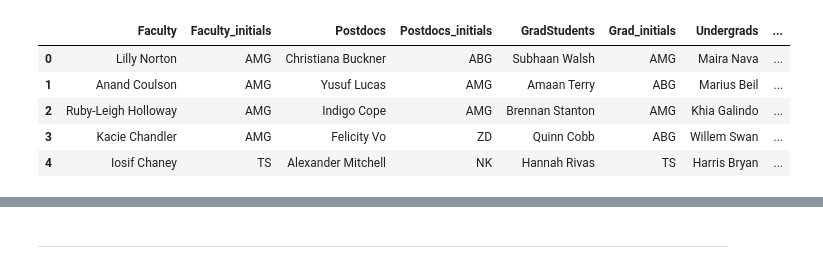
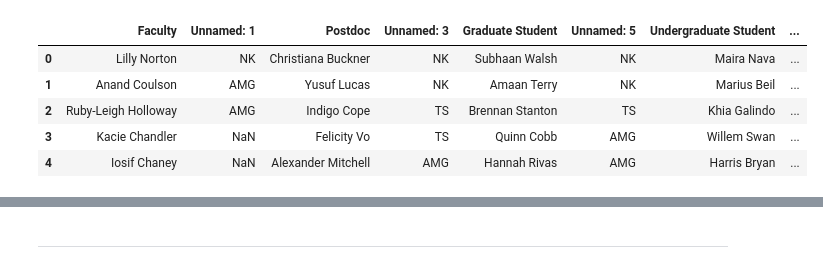
Before and after one commit to CIERA-Northwestern/JEDI_ext_mentorship, a Jupyter notebook: MentorMatching.ipynb, the cells around one changed output, grey strips where cells are left out. Cells and saved outputs as stored; diff of their text form; code cells hidden in the pictures.

```diff
--- a/MentorMatching.ipynb
+++ b/MentorMatching.ipynb
@@ -11,18 +11,20 @@ import pandas as pd
 # %%
 from mentor_matching import reduce_full_tables
 # %%
-names_df = pd.read_csv('name_list.csv')
+names_df = pd.read_csv('data/alpha2/name_list.csv')
 all_names = names_df.loc[:,::2].values.flatten()
 for i in range(len(all_names)):
     name = all_names[i]
     if type(name) == str:
         all_names[i] = name.replace(' ','')
+
+## show just the first 5 rows
 names_df.head()
 # %% [output]
-|  | Faculty | Faculty_initials | Postdocs | Postdocs_initials | GradStudents | Grad_initials | Undergrads | ... |
-| 0 | Lilly Norton | AMG | Christiana Buckner | ABG | Subhaan Walsh | AMG | Maira Nava | ... |
-| 1 | Anand Coulson | AMG | Yusuf Lucas | AMG | Amaan Terry | ABG | Marius Beil | ... |
-| 2 | Ruby-Leigh Holloway | AMG | Indigo Cope | AMG | Brennan Stanton | AMG | Khia Galindo | ... |
-| 3 | Kacie Chandler | AMG | Felicity Vo | ZD | Quinn Cobb | ABG | Willem Swan | ... |
-| 4 | Iosif Chaney | TS | Alexander Mitchell | NK | Hannah Rivas | TS | Harris Bryan | ... |
+|  | Faculty | Unnamed: 1 | Postdoc | Unnamed: 3 | Graduate Student | Unnamed: 5 | Undergraduate Student | ... |
+| 0 | Lilly Norton | NK | Christiana Buckner | NK | Subhaan Walsh | NK | Maira Nava | ... |
+| 1 | Anand Coulson | AMG | Yusuf Lucas | NK | Amaan Terry | NK | Marius Beil | ... |
+| 2 | Ruby-Leigh Holloway | AMG | Indigo Cope | TS | Brennan Stanton | TS | Khia Galindo | ... |
+| 3 | Kacie Chandler | NaN | Felicity Vo | TS | Quinn Cobb | AMG | Willem Swan | ... |
+| 4 | Iosif Chaney | NaN | Alexander Mitchell | AMG | Hannah Rivas | AMG | Harris Bryan | ... |
 # %%
```
Also changed, not shown: parts of 16 cells of this notebook.
